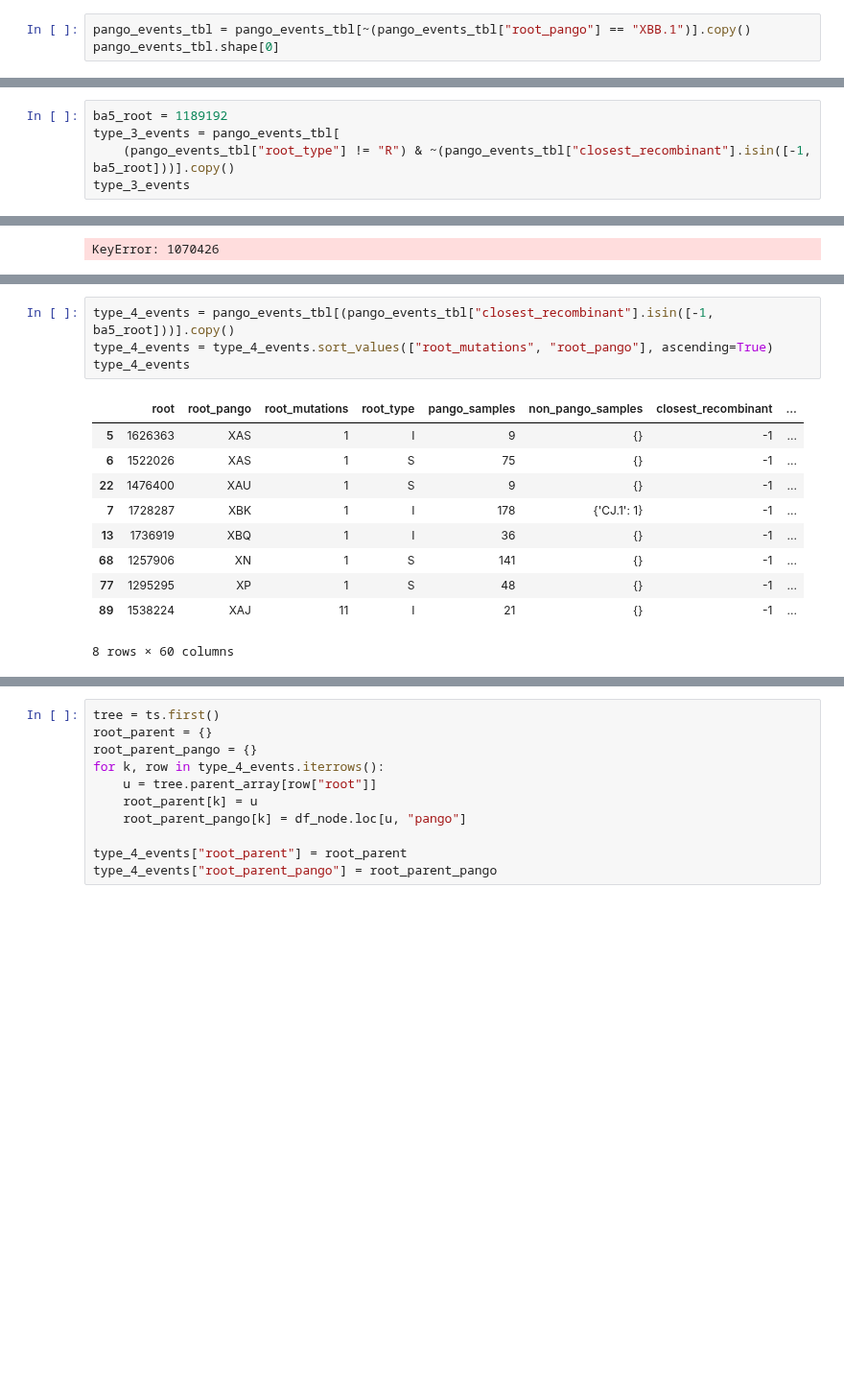
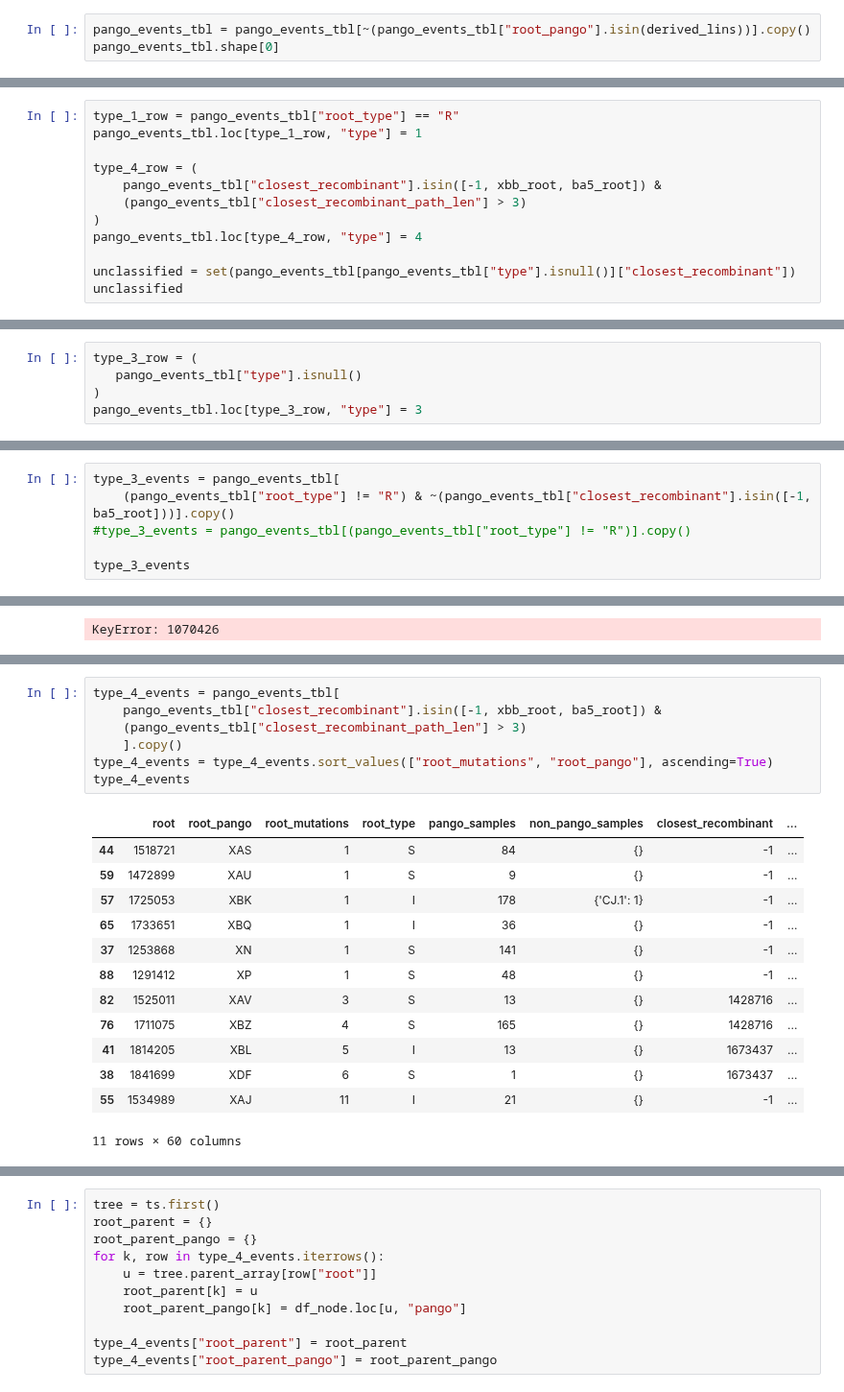
Before and after one commit to jeromekelleher/sc2ts-paper, a Jupyter notebook: notebooks/tab_pango_x_events.ipynb, the cells around one changed output, grey strips where cells are left out. Shown at 96% size. Drawn from its saved outputs; the diff is of its cells as text; blank space fills up the shorter version.

```diff
--- a/notebooks/tab_pango_x_events.ipynb
+++ b/notebooks/tab_pango_x_events.ipynb
@@ -171,4 +228,4 @@ Also remove XBB.1. Even though it's a solid recomb, it's not the root of all XBB
 # %%
-pango_events_tbl = pango_events_tbl[~(pango_events_tbl["root_pango"] == "XBB.1")].copy()
+pango_events_tbl = pango_events_tbl[~(pango_events_tbl["root_pango"].isin(derived_lins))].copy()
 pango_events_tbl.shape[0]
 # %% [output]
@@ -175,0 +237,12 @@ pango_events_tbl.shape[0]
+# %%
+type_1_row = pango_events_tbl["root_type"] == "R"
+pango_events_tbl.loc[type_1_row, "type"] = 1
+
+type_4_row = (
+    pango_events_tbl["closest_recombinant"].isin([-1, xbb_root, ba5_root]) &
+    (pango_events_tbl["closest_recombinant_path_len"] > 3)
+)
+pango_events_tbl.loc[type_4_row, "type"] = 4
+
+unclassified = set(pango_events_tbl[pango_events_tbl["type"].isnull()]["closest_recombinant"])
+unclassified
@@ -175,0 +293,5 @@ pango_events_tbl.shape[0]
+# %%
+type_3_row = (
+   pango_events_tbl["type"].isnull()
+)
+pango_events_tbl.loc[type_3_row, "type"] = 3
@@ -448,7 +710,8 @@ XAY.2 & NaN & NaN & NaN & NaN & NaN & {XAY:371} \\
 # %%
-ba5_root = 1189192
 type_3_events = pango_events_tbl[
     (pango_events_tbl["root_type"] != "R") & ~(pango_events_tbl["closest_recombinant"].isin([-1, ba5_root]))].copy()
+#type_3_events = pango_events_tbl[(pango_events_tbl["root_type"] != "R")].copy()
+
 type_3_events
 # %% [output]
 |  | root | root_pango | root_mutations | root_type | pango_samples | non_pango_samples | closest_recombinant | ... |
@@ -603,15 +879,21 @@ XZ & Xx & 4 & 48 & 1 & {XZ:48} \\
 # %%
-type_4_events = pango_events_tbl[(pango_events_tbl["closest_recombinant"].isin([-1, ba5_root]))].copy()
+type_4_events = pango_events_tbl[
+    pango_events_tbl["closest_recombinant"].isin([-1, xbb_root, ba5_root]) &
+    (pango_events_tbl["closest_recombinant_path_len"] > 3)
+    ].copy()
 type_4_events = type_4_events.sort_values(["root_mutations", "root_pango"], ascending=True)
 type_4_events
 # %% [output]
 |  | root | root_pango | root_mutations | root_type | pango_samples | non_pango_samples | closest_recombinant | ... |
-| 5 | 1626363 | XAS | 1 | I | 9 | {} | -1 | ... |
-| 6 | 1522026 | XAS | 1 | S | 75 | {} | -1 | ... |
-| 22 | 1476400 | XAU | 1 | S | 9 | {} | -1 | ... |
-| 7 | 1728287 | XBK | 1 | I | 178 | {'CJ.1': 1} | -1 | ... |
-| 13 | 1736919 | XBQ | 1 | I | 36 | {} | -1 | ... |
-| 68 | 1257906 | XN | 1 | S | 141 | {} | -1 | ... |
-| 77 | 1295295 | XP | 1 | S | 48 | {} | -1 | ... |
-| 89 | 1538224 | XAJ | 11 | I | 21 | {} | -1 | ... |
+| 44 | 1518721 | XAS | 1 | S | 84 | {} | -1 | ... |
+| 59 | 1472899 | XAU | 1 | S | 9 | {} | -1 | ... |
+| 57 | 1725053 | XBK | 1 | I | 178 | {'CJ.1': 1} | -1 | ... |
+| 65 | 1733651 | XBQ | 1 | I | 36 | {} | -1 | ... |
+| 37 | 1253868 | XN | 1 | S | 141 | {} | -1 | ... |
+| 88 | 1291412 | XP | 1 | S | 48 | {} | -1 | ... |
+| 82 | 1525011 | XAV | 3 | S | 13 | {} | 1428716 | ... |
+| 76 | 1711075 | XBZ | 4 | S | 165 | {} | 1428716 | ... |
+| 41 | 1814205 | XBL | 5 | I | 13 | {} | 1673437 | ... |
+| 38 | 1841699 | XDF | 6 | S | 1 | {} | 1673437 | ... |
+| 55 | 1534989 | XAJ | 11 | I | 21 | {} | -1 | ... |
-8 rows × 60 columns
+11 rows × 60 columns
```
Also changed, not shown: parts of 59 cells of this notebook.
